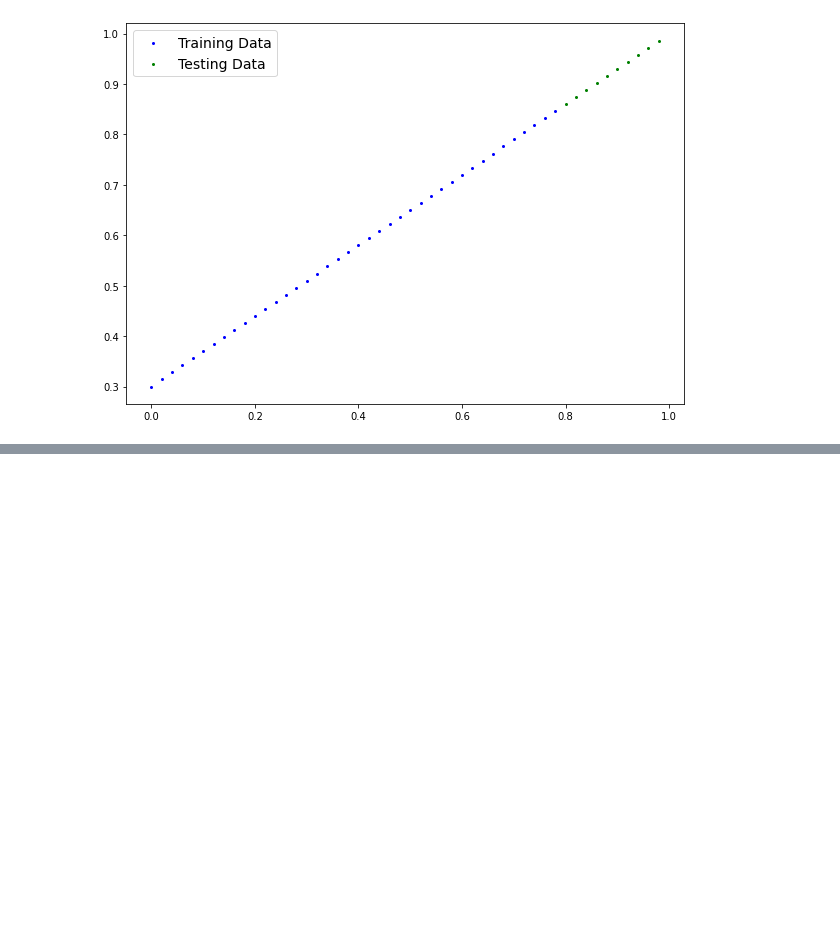
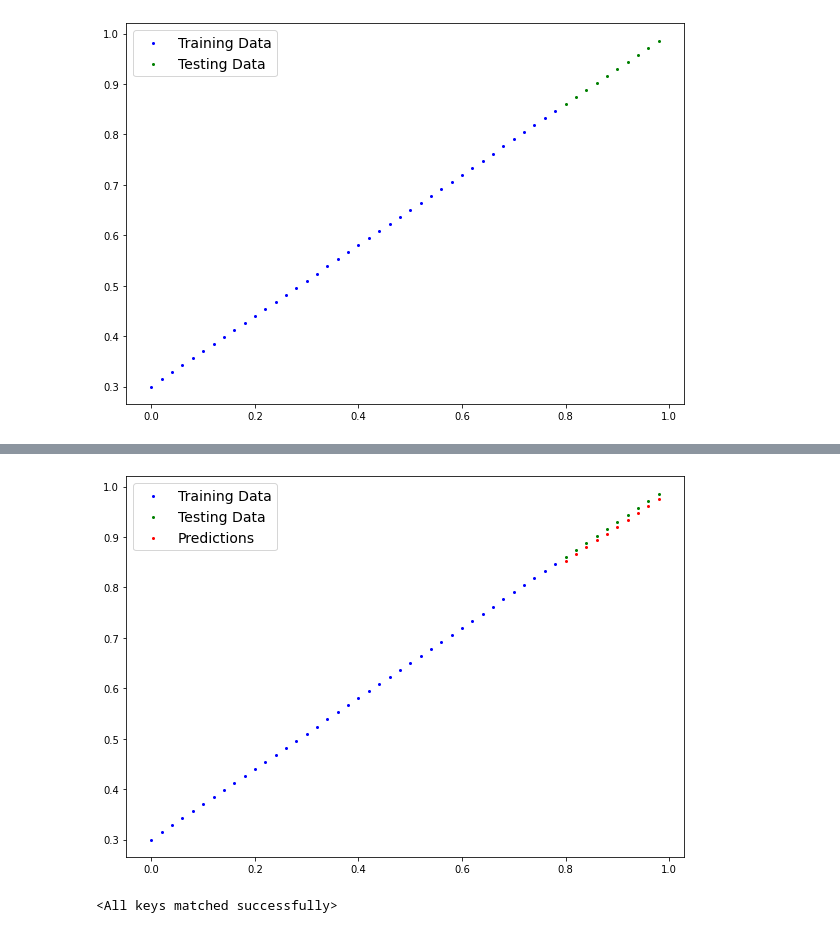
Before and after one commit to daspartho/learn-pytorch, a Jupyter notebook: workflow.ipynb, the cells around one changed output, grey strips where cells are left out. Saved outputs shown, nothing was run; the diff lists cells and outputs as text; code cells hidden in the pictures; blank space fills up the shorter version.

```diff
--- a/workflow.ipynb
+++ b/workflow.ipynb
@@ -99,0 +159,8 @@ tensor([[1.1789],
+# %%
+model_0.eval()
+
+with torch.inference_mode():
+    y_preds = model_0(X_test)
+plot_predictions(predictions=y_preds)
+# %% [output]
+[figure, added]
@@ -99,0 +169,6 @@ tensor([[1.1789],
+# %%
+loaded_model_0 = LinearRegressionModel()
+state_dict = torch.load("model.pth")
+loaded_model_0.load_state_dict(state_dict())
+# %% [output]
+<All keys matched successfully>
```
Also changed, not shown: parts of 11 cells of this notebook.
